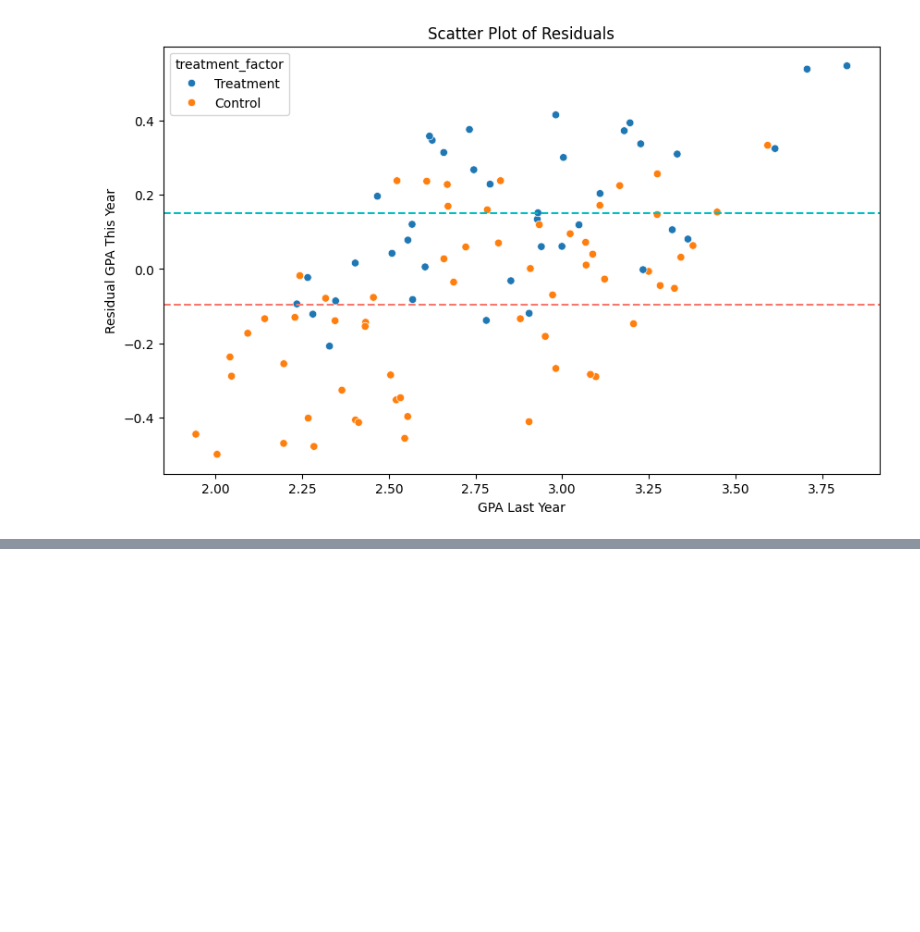
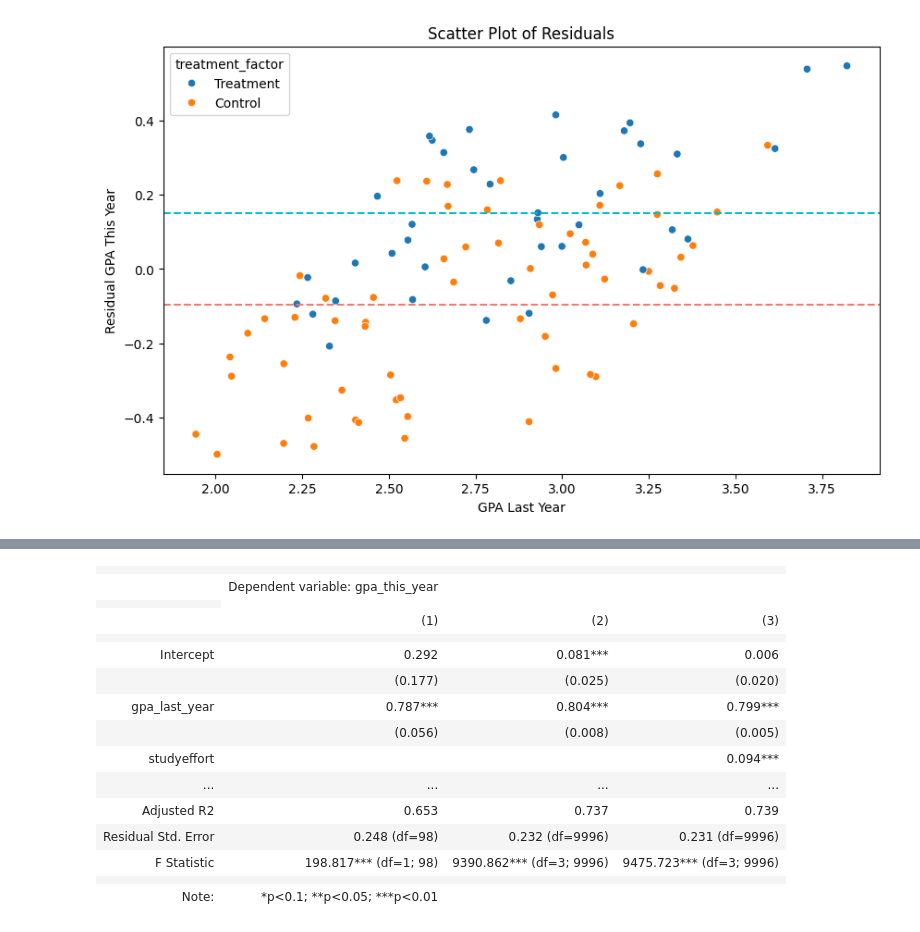
Before and after one commit to BA830/course_materials, a Jupyter notebook: python_guide/regression.ipynb, the cells around one changed output, grey strips where cells are left out. Cells and saved outputs as stored; diff of their text form; code cells hidden in the pictures; blank space fills up the shorter version.

```diff
--- a/python_guide/regression.ipynb
+++ b/python_guide/regression.ipynb
@@ -134,2 +152,17 @@ Stargazer([reg_robust, reg_covariate_treat])
 |  |  |  |
 | Note: | *p<0.1; **p<0.05; ***p<0.01 |  |
+# %%
+np.random.seed(435879)
+
+# Simulate data
+data = pd.DataFrame({
+    'gpa_last_year': np.random.uniform(2.5, 4, 10000),
+    'treatment': np.random.binomial(n=1, p=0.5, size=10000)
+})
+data['studyeffort'] = 1 + 0.5*data['treatment'] + np.random.uniform(-0.4, 0.4, data.shape[0])
+data['studyeffort2'] = 2*data['studyeffort']
+
+data['gpa_this_year'] = 0.8*data['gpa_last_year'] + .1*data['studyeffort'] + 0.3*data['treatment'] + np.random.uniform(-0.4, 0.4, data.shape[0])
+data['gpa_this_year'] = data['gpa_this_year'].clip(upper=4)
+data['treatment_factor'] = np.where(data['treatment'] == 1, 'Treatment', 'Control')
+data.head()
@@ -135,0 +176,21 @@ Stargazer([reg_robust, reg_covariate_treat])
+# %%
+reg_covariate = smf.ols('gpa_this_year ~ treatment*gpa_last_year', data=data).fit(cov_type='HC1')
+reg_covariate_endog = smf.ols('gpa_this_year ~ studyeffort + treatment + gpa_last_year', data=data).fit(cov_type='HC1')
+Stargazer([reg_lastgpa, reg_covariate, reg_covariate_endog])
+# %% [output]
+|  |  |  |  |
+|  | Dependent variable: gpa_this_year |  |  |
+|  |
+|  | (1) | (2) | (3) |
+|  |  |  |  |
+| Intercept | 0.292 | 0.081*** | 0.006 |
+|  | (0.177) | (0.025) | (0.020) |
+| gpa_last_year | 0.787*** | 0.804*** | 0.799*** |
+|  | (0.056) | (0.008) | (0.005) |
+| studyeffort |  |  | 0.094*** |
+| ... | ... | ... | ... |
+| Adjusted R2 | 0.653 | 0.737 | 0.739 |
+| Residual Std. Error | 0.248 (df=98) | 0.232 (df=9996) | 0.231 (df=9996) |
+| F Statistic | 198.817*** (df=1; 98) | 9390.862*** (df=3; 9996) | 9475.723*** (df=3; 9996) |
+|  |  |  |  |
+| Note: | *p<0.1; **p<0.05; ***p<0.01 |  |  |
```
Also changed, not shown: parts of 5 cells of this notebook, 1 other file.
